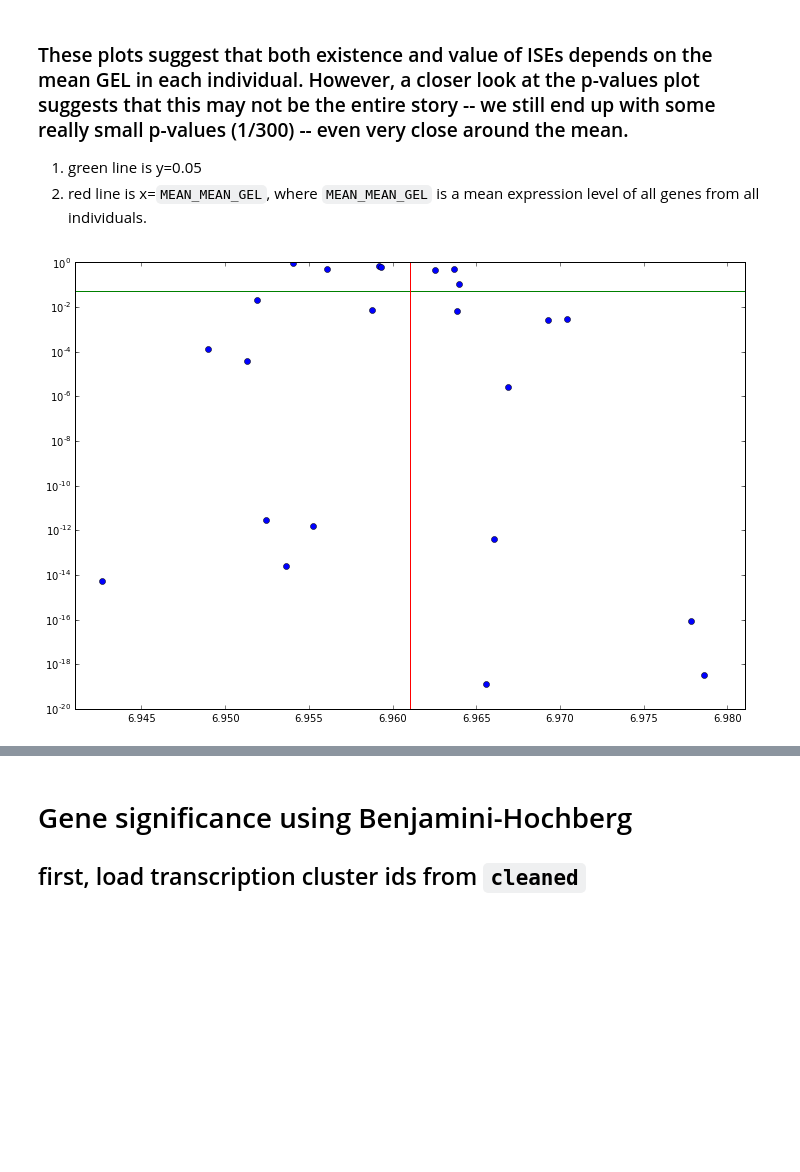
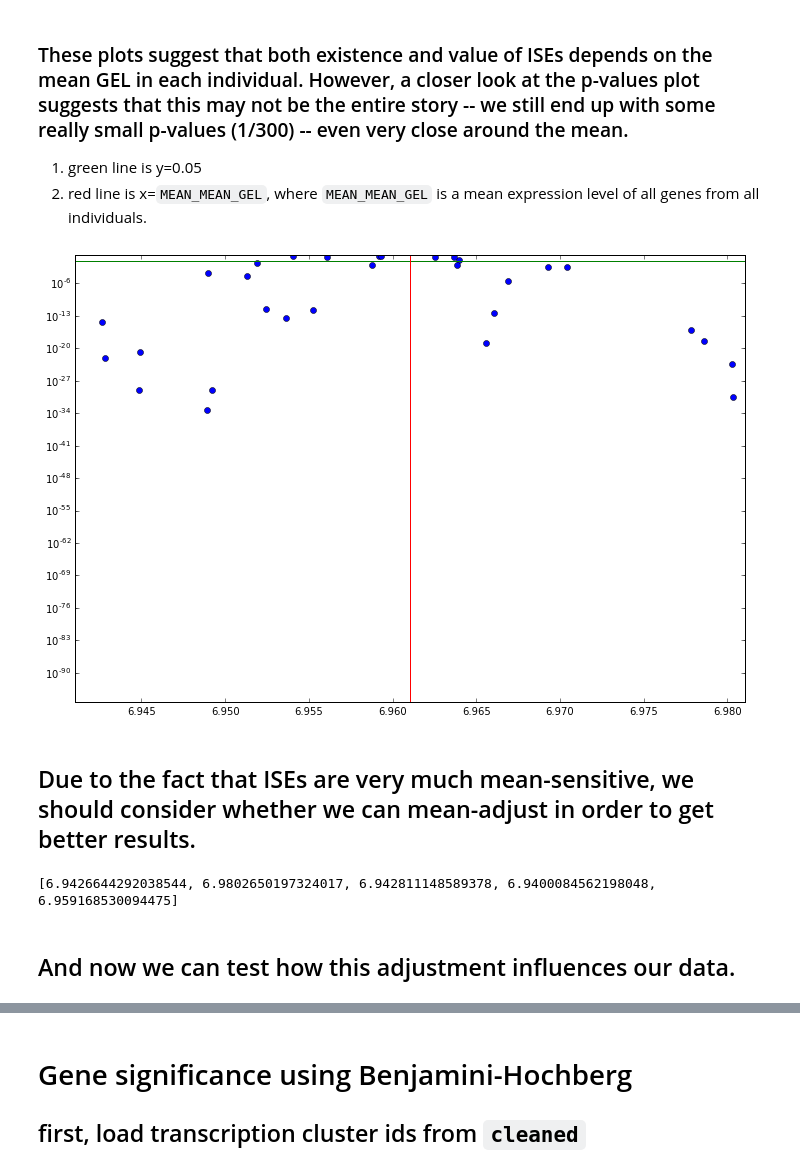
Before and after one commit to picrin/phdAll, a Jupyter notebook: masterBlood.ipynb, the cells around one changed output, grey strips where cells are left out. Saved outputs shown, nothing was run; the diff lists cells and outputs as text; code cells hidden in the pictures; blank space fills up the shorter version.

```diff
--- a/masterBlood.ipynb
+++ b/masterBlood.ipynb
@@ -244,14 +253,32 @@ plt.show()
 1. green line is y=0.05
 2. red line is x=`MEAN_MEAN_GEL`, where `MEAN_MEAN_GEL` is a mean expression level of all genes from all individuals.
 # %%
-fig = plt.figure()
-xrange = [MEAN_MEAN_GEL - 0.02, MEAN_MEAN_GEL + 0.02]
-yrange = [10**(-20), 1]
-plt.semilogy(MEAN_GEL, RESIDUALS_PVALUES, marker="o", lineWidth=0)
-plt.semilogy(xrange, [0.05, 0.05])
-plt.semilogy([MEAN_MEAN_GEL]*2, yrange)
-plt.xlim(xrange)
-plt.ylim(yrange)
-plt.show()
+def make_plot_means_vs_PValues(MEAN_MEAN_GEL, RESIDUALS_PVALUES, MEAN_GEL):
+    fig = plt.figure()
+    xrange = [MEAN_MEAN_GEL - 0.02, MEAN_MEAN_GEL + 0.02]
+    yrange = [min(RESIDUALS_PVALUES), 1]
+    plt.semilogy(MEAN_GEL, RESIDUALS_PVALUES, marker="o", lineWidth=0)
+    plt.semilogy(xrange, [0.05, 0.05])
+    plt.semilogy([MEAN_MEAN_GEL]*2, yrange)
+    plt.xlim(xrange)
+    plt.ylim(yrange)
+    plt.show()
+make_plot_means_vs_PValues(MEAN_MEAN_GEL, RESIDUALS_PVALUES, MEAN_GEL)
 # %% [output]
-[figure, old version]
+[figure, new version]
+# %% [markdown]
+## Due to the fact that ISEs are very much mean-sensitive, we should consider whether we can mean-adjust in order to get better results.
+# %%
+# First, compute MEAN_GENE_ADJUSTMENTS
+
+for j in range(CLEANED.shape[1]):
+    MEANS.append(sum(CLEANED[:,j])/CLEANED.shape[0])
+
+MEAN_GENE_ADJUSTMENT = []
+
+for k in range(len(MEAN_GEL)):
+    MEAN_GENE_ADJUSTMENT.append(MEAN_GEL[k] - MEAN_MEAN_GEL)
+
+print(MEANS[:5])
+# %% [output]
+[6.9426644292038544, 6.9802650197324017, 6.942811148589378, 6.9400084562198048, 6.959168530094475]
@@ -257,0 +297,2 @@ plt.show()
+# %% [markdown]
+## And now we can test how this adjustment influences our data.
```
Also changed, not shown: parts of 40 cells of this notebook.
